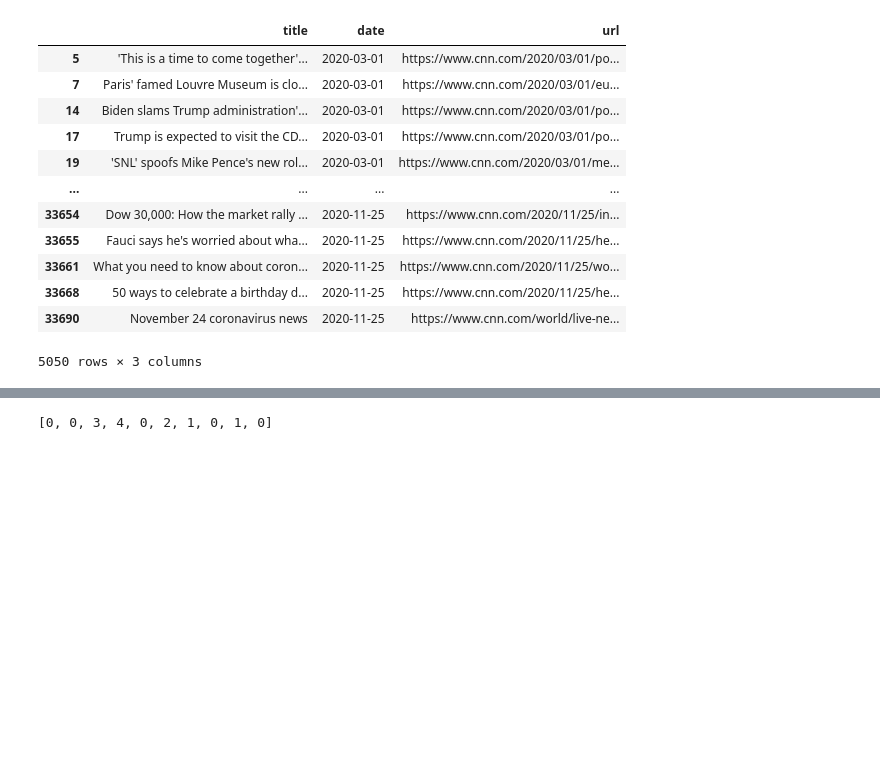
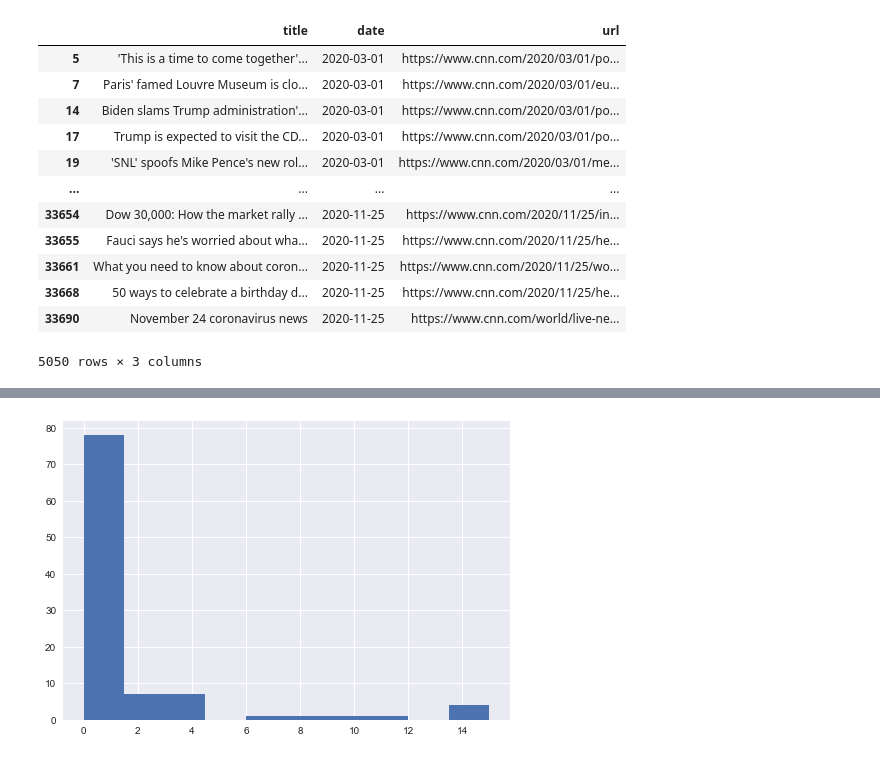
Before and after one commit to flixpar/covid-news-network-analysis, a Jupyter notebook: cnn-covid-articles-download.ipynb, the cells around one changed output, grey strips where cells are left out. Drawn from its saved outputs; the diff is of its cells as text; code cells hidden in the pictures; blank space fills up the shorter version.

```diff
--- a/cnn-covid-articles-download.ipynb
+++ b/cnn-covid-articles-download.ipynb
@@ -3,6 +3,9 @@ import pandas as pd
 import requests
 from bs4 import BeautifulSoup
 import tqdm
+# %%
+import matplotlib.pyplot as plt
+plt.style.use("seaborn")
 # %%
 articles_meta = pd.read_csv("data/cnn_articles_meta.csv")
 # %%
@@ -24,9 +27,11 @@ covid_articles_meta
 | 33668 | 50 ways to celebrate a birthday d... | 2020-11-25 | https://www.cnn.com/2020/11/25/he... |
 | 33690 | November 24 coronavirus news | 2020-11-25 | https://www.cnn.com/world/live-ne... |
 5050 rows × 3 columns
+# %%
+n = 100
 # %%
 articles = []
-for i, row in covid_articles_meta[:10].iterrows():
+for i, row in tqdm.tqdm(covid_articles_meta[:n].iterrows(), total=n):
     url = row.url
 
     page = requests.get(url)
@@ -70,7 +96,8 @@ all_links
 # %%
 cdc_counts = [a["text"].count("CDC") for a in articles]
-cdc_counts
+plt.hist(cdc_counts)
+plt.show()
 # %% [output]
-[0, 0, 3, 4, 0, 2, 1, 0, 1, 0]
+[figure, added]
 # %%
 who_counts = [a["text"].count("WHO") for a in articles]
```
Also changed, not shown: parts of 3 cells of this notebook, 2 other files.
